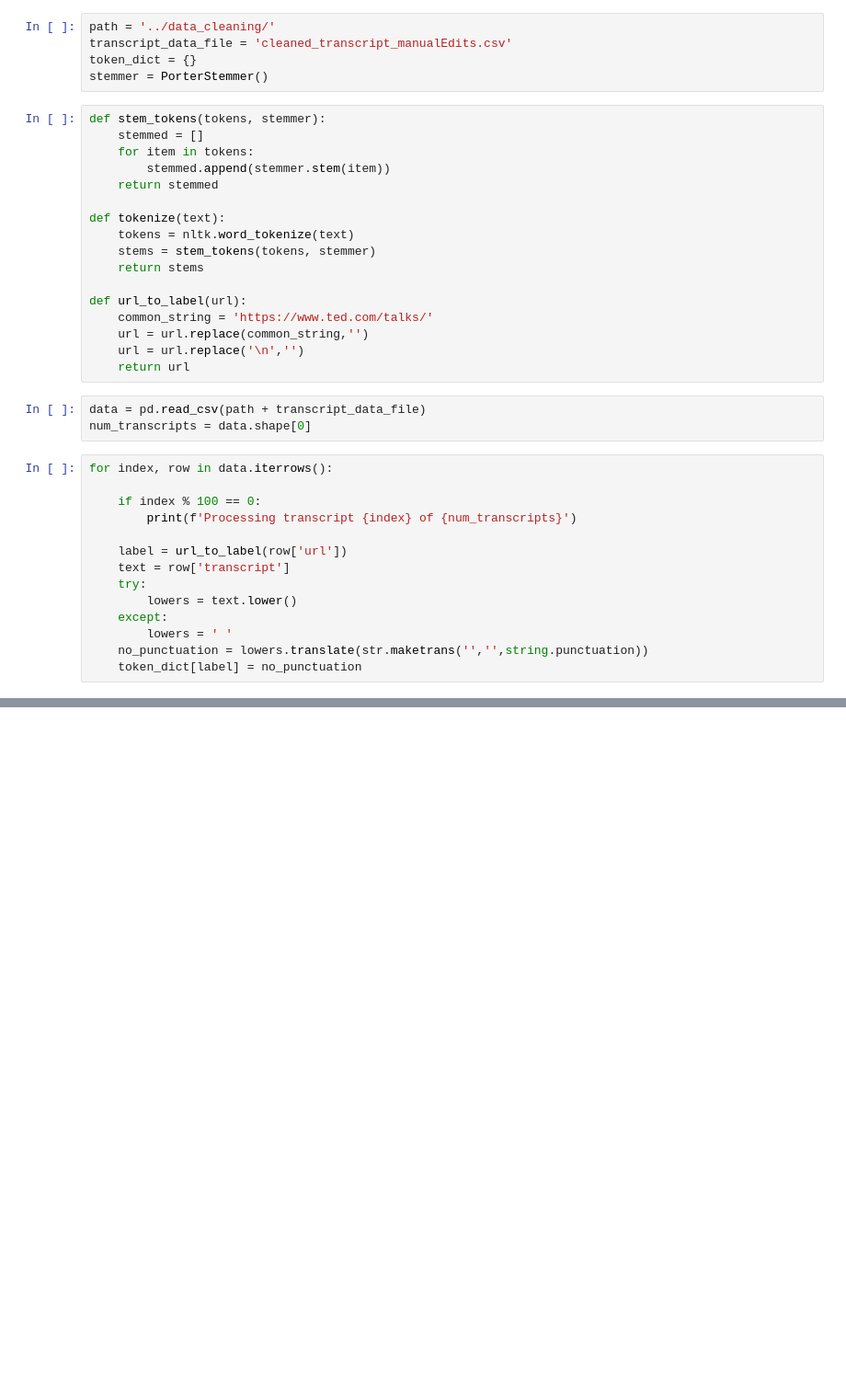
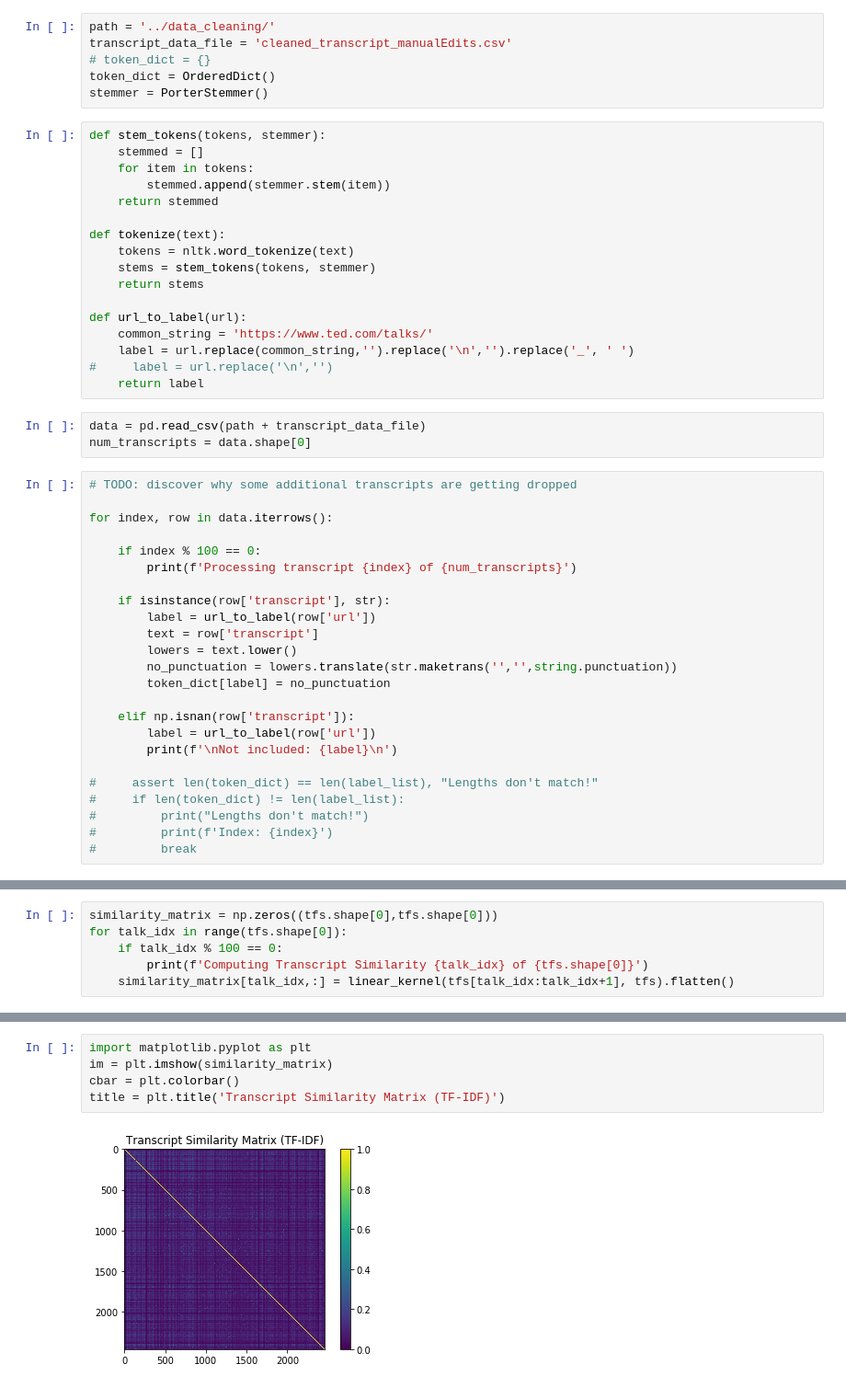
Before and after one commit to GT-TedTalkVis/TedTalkVis, a Jupyter notebook: data_crunching/text_similarity_analysis.ipynb, the cells around one changed output, grey strips where cells are left out. Shown at 92% size. Drawn from its saved outputs; the diff is of its cells as text; blank space fills up the shorter version.

Commit message:
added transcript similarity data

```diff
--- a/data_crunching/text_similarity_analysis.ipynb
+++ b/data_crunching/text_similarity_analysis.ipynb
@@ -9,7 +14,8 @@ from nltk.stem.porter import PorterStemmer
 # %%
 path = '../data_cleaning/'
 transcript_data_file = 'cleaned_transcript_manualEdits.csv'
-token_dict = {}
+# token_dict = {}
+token_dict = OrderedDict()
 stemmer = PorterStemmer()
 # %%
 def stem_tokens(tokens, stemmer):
@@ -25,26 +31,36 @@ def tokenize(text):
 
 def url_to_label(url):
     common_string = 'https://www.ted.com/talks/'
-    url = url.replace(common_string,'')
-    url = url.replace('\n','')
-    return url
+    label = url.replace(common_string,'').replace('\n','').replace('_', ' ')
+#     label = url.replace('\n','')
+    return label
 # %%
 data = pd.read_csv(path + transcript_data_file)
 num_transcripts = data.shape[0]
 # %%
+# TODO: discover why some additional transcripts are getting dropped
+
 for index, row in data.iterrows():
 
     if index % 100 == 0:
         print(f'Processing transcript {index} of {num_transcripts}')
 
-    label = url_to_label(row['url'])
-    text = row['transcript']
-    try:
+    if isinstance(row['transcript'], str):
+        label = url_to_label(row['url'])
+        text = row['transcript']
         lowers = text.lower()
-    except:
-        lowers = ' '
-    no_punctuation = lowers.translate(str.maketrans('','',string.punctuation))
-    token_dict[label] = no_punctuation
+        no_punctuation = lowers.translate(str.maketrans('','',string.punctuation))
+        token_dict[label] = no_punctuation
+
+    elif np.isnan(row['transcript']):
+        label = url_to_label(row['url'])
+        print(f'\nNot included: {label}\n')
+
+#     assert len(token_dict) == len(label_list), "Lengths don't match!"
+#     if len(token_dict) != len(label_list):
+#         print("Lengths don't match!")
+#         print(f'Index: {index}')
+#         break
 # %% [output]
 Processing transcript 0 of 2467
 Processing transcript 100 of 2467
@@ -72,2 +83,8 @@ good morning how are you its been great hasnt it ive been blown away by the whol
 tfidf = TfidfVectorizer(tokenizer=tokenize, stop_words='english')
 tfs = tfidf.fit_transform(token_dict.values())
+# %%
+similarity_matrix = np.zeros((tfs.shape[0],tfs.shape[0]))
+for talk_idx in range(tfs.shape[0]):
+    if talk_idx % 100 == 0:
+        print(f'Computing Transcript Similarity {talk_idx} of {tfs.shape[0]}')
+    similarity_matrix[talk_idx,:] = linear_kernel(tfs[talk_idx:talk_idx+1], tfs).flatten()
@@ -73,0 +109,7 @@ tfs = tfidf.fit_transform(token_dict.values())
+# %%
+import matplotlib.pyplot as plt
+im = plt.imshow(similarity_matrix)
+cbar = plt.colorbar()
+title = plt.title('Transcript Similarity Matrix (TF-IDF)')
+# %% [output]
+[figure, added]
```
Also changed, not shown: parts of 8 cells of this notebook, 1 other file.
